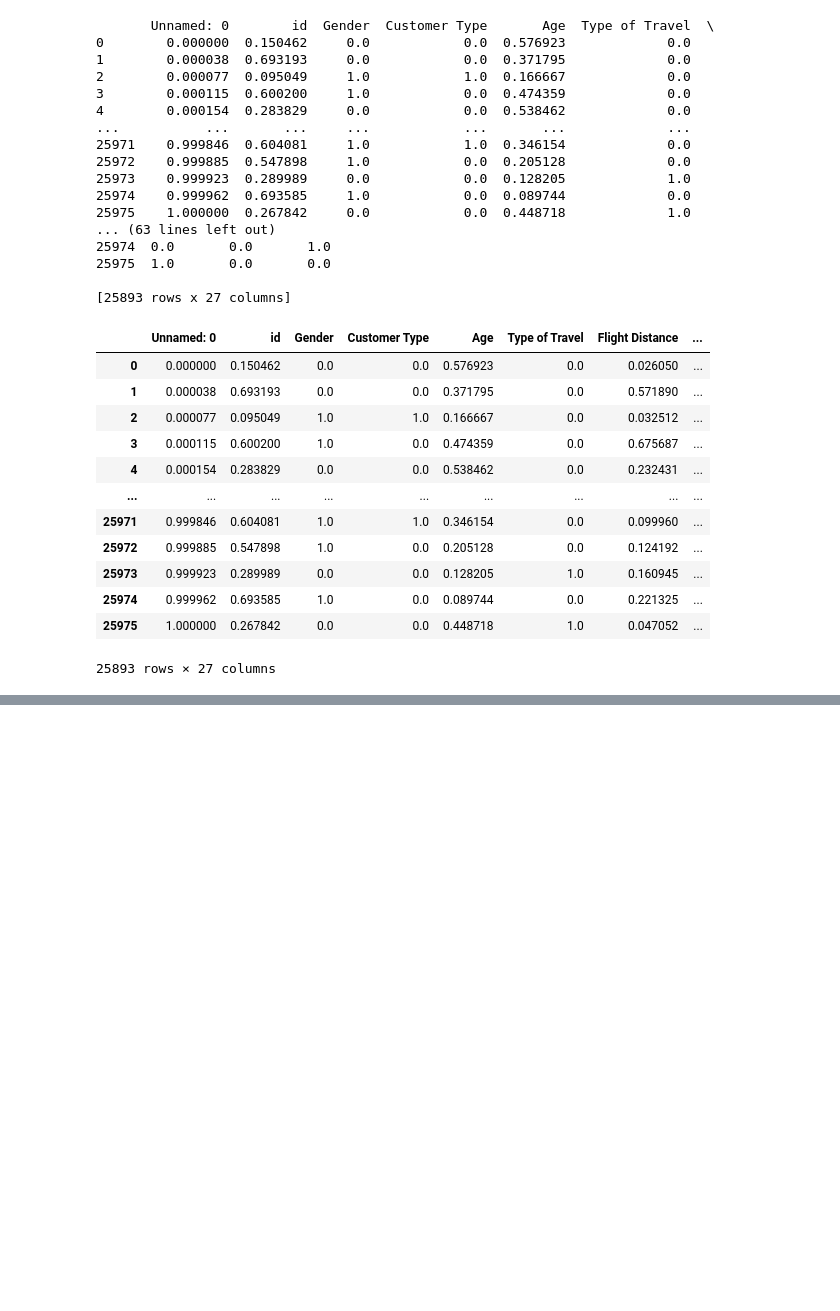
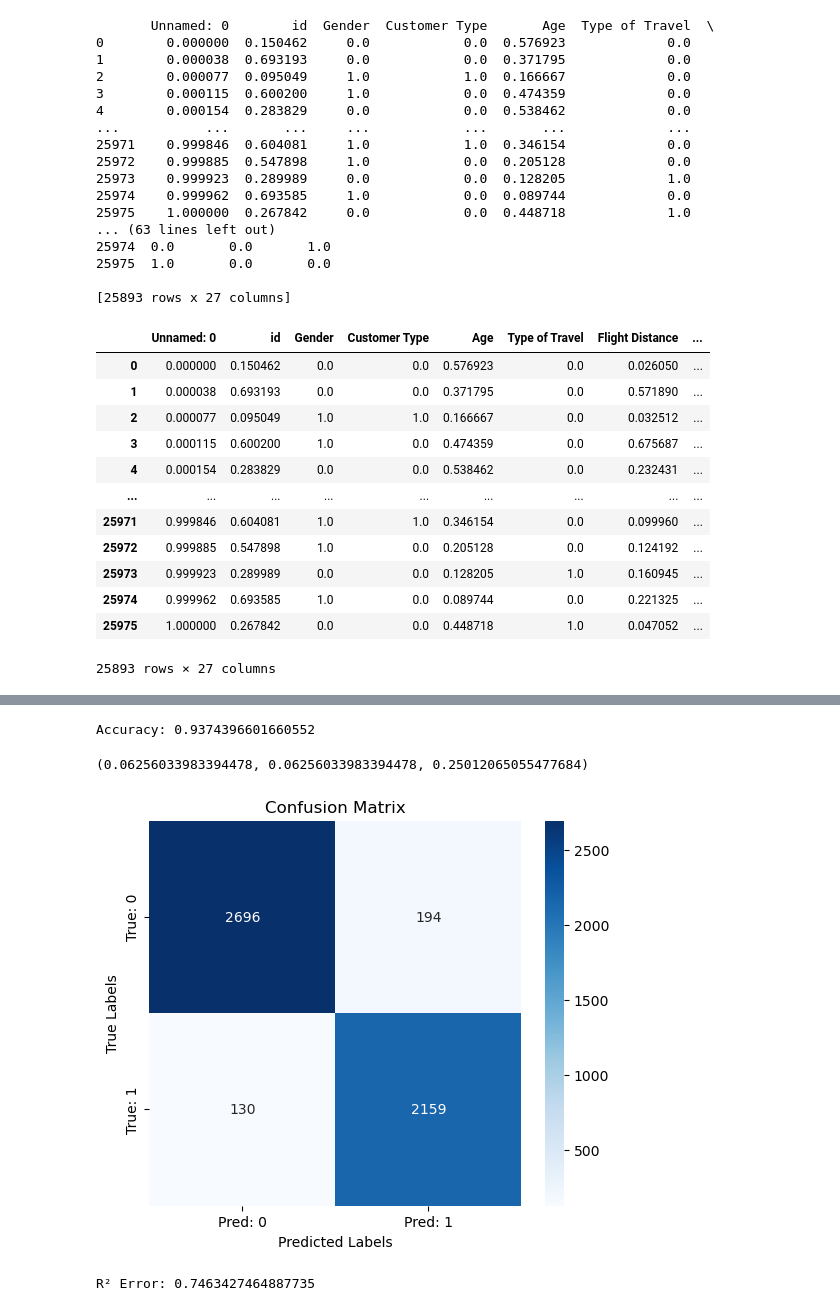
Before and after one commit to RISHABHSINGHHH/AirlinePrediction, a Jupyter notebook: Airline.ipynb, the cells around one changed output, grey strips where cells are left out. Saved outputs shown, nothing was run; the diff lists cells and outputs as text; code cells hidden in the pictures; blank space fills up the shorter version.

```diff
--- a/Airline.ipynb
+++ b/Airline.ipynb
@@ -356,0 +381,2 @@ plt.show()
+# %%
+Y_pred = model.predict(X_test)
@@ -356,0 +418,52 @@ plt.show()
+# %%
+from sklearn.metrics import accuracy_score
+
+# Assuming y_pred contains continuous values and Y_test contains binary labels (0 or 1)
+# Apply threshold to classify predictions into binary values
+# threshold = np.mean(Y_pred)
+threshold = 0.40
+y_pred_binary = (Y_pred >= threshold).astype(int)  # Convert predictions to 0 or 1 based on threshold
+
+# Calculate accuracy by comparing predicted labels with true labels
+accuracy = accuracy_score(Y_test, y_pred_binary)
+
+print(f'Accuracy: {accuracy}')
+# %% [output]
+Accuracy: 0.9374396601660552
+# %%
+mse = mean_squared_error(y_pred_binary,Y_test)
+mae = mean_absolute_error(y_pred_binary,Y_test)
+mse, mae, np.sqrt(mse)
+# %% [output]
+(0.06256033983394478, 0.06256033983394478, 0.25012065055477684)
+# %%
+import seaborn as sns
+import matplotlib.pyplot as plt
+from sklearn.metrics import confusion_matrix
+
+# Assuming y_pred_binary is the binary predictions and Y_test is the actual binary labels
+# Generate confusion matrix
+cm = confusion_matrix(Y_test, y_pred_binary)
+
+# Plot confusion matrix using Seaborn
+plt.figure(figsize=(6, 5))
+sns.heatmap(cm, annot=True, fmt='d', cmap='Blues', xticklabels=['Pred: 0', 'Pred: 1'], yticklabels=['True: 0', 'True: 1'])
+
+# Add labels and title
+plt.xlabel('Predicted Labels')
+plt.ylabel('True Labels')
+plt.title('Confusion Matrix')
+
+plt.show()
+# %% [output]
+[figure, added]
+# %%
+from sklearn.metrics import r2_score
+
+# Assuming y_test contains the true values and y_pred contains the predicted values
+# Calculate R²
+r2 = r2_score(Y_test, y_pred_binary)
+
+print(f'R² Error: {r2}')
+# %% [output]
+R² Error: 0.7463427464887735
```
Also changed, not shown: parts of 19 cells of this notebook, 3 other files.
